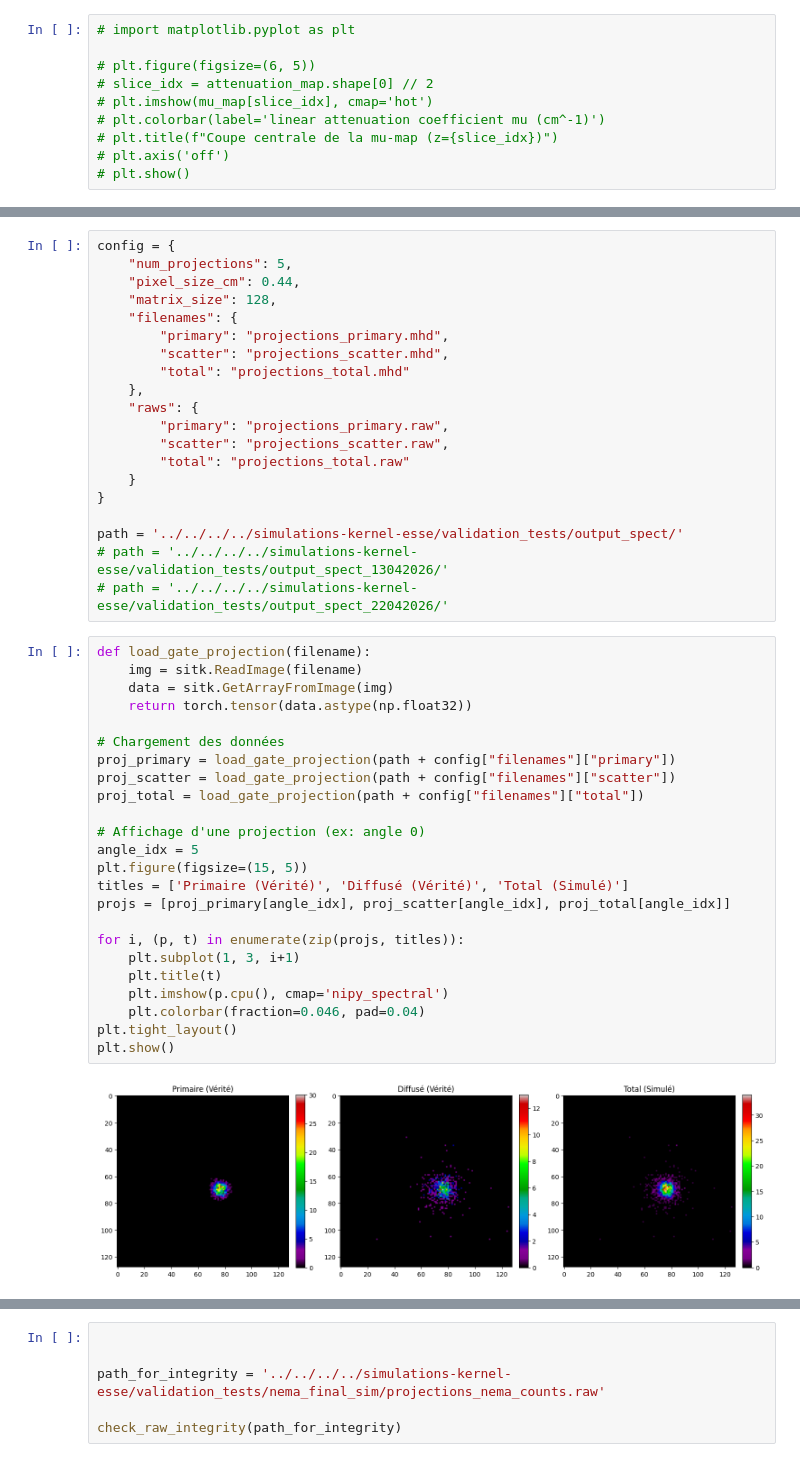
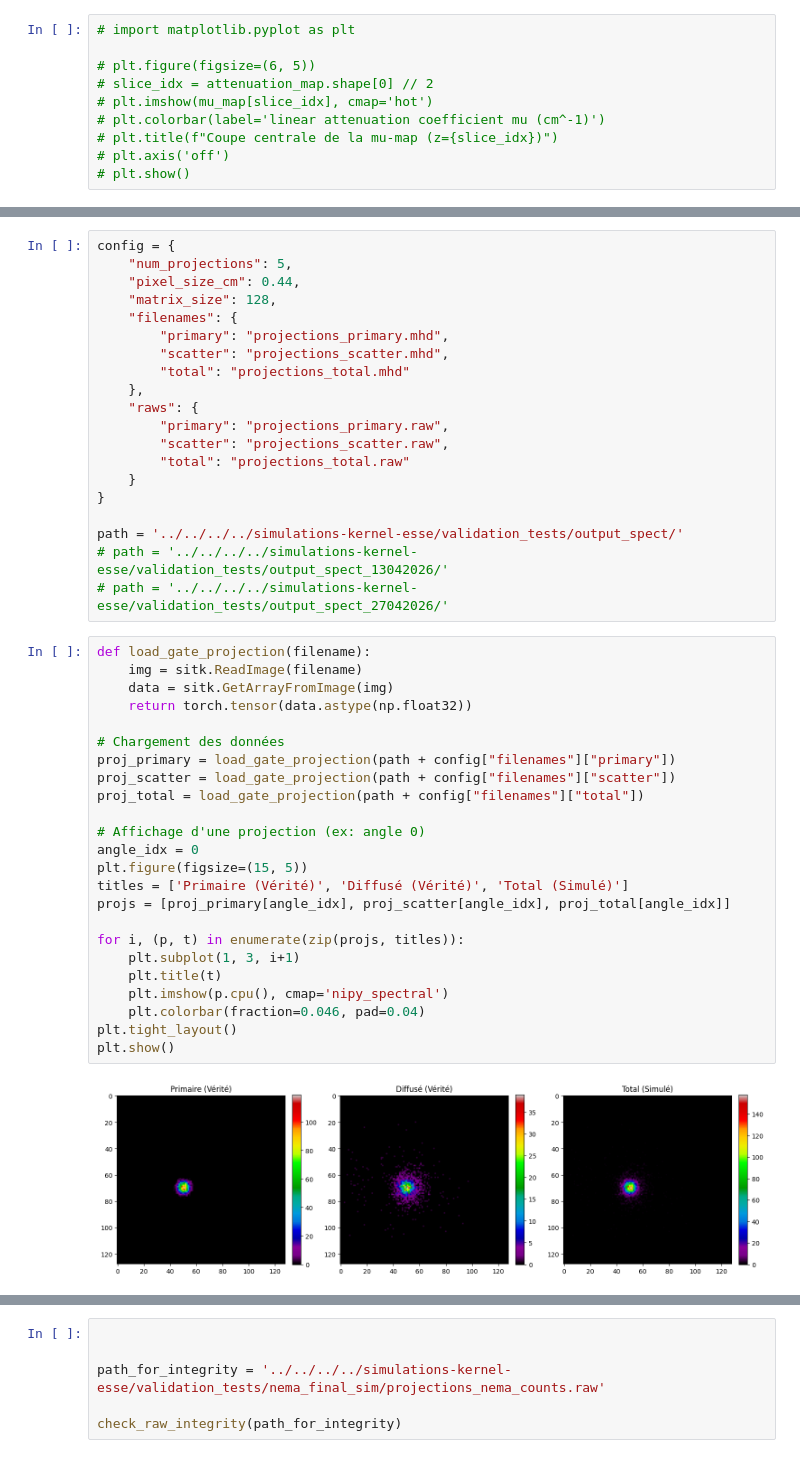
Before and after one commit to Nebulaaae/PyTomography, a Jupyter notebook: docs/source/notebooks/mc_esse_tew_comparison.ipynb, the cells around one changed output, grey strips where cells are left out. Cells and saved outputs as stored; diff of their text form.

```diff
--- a/docs/source/notebooks/mc_esse_tew_comparison.ipynb
+++ b/docs/source/notebooks/mc_esse_tew_comparison.ipynb
@@ -137,33 +189,33 @@ config = {
 
 path = '../../../../simulations-kernel-esse/validation_tests/output_spect/'
 # path = '../../../../simulations-kernel-esse/validation_tests/output_spect_13042026/'
-# path = '../../../../simulations-kernel-esse/validation_tests/output_spect_22042026/'
+# path = '../../../../simulations-kernel-esse/validation_tests/output_spect_27042026/'
 # %%
 def load_gate_projection(filename):
     img = sitk.ReadImage(filename)
     data = sitk.GetArrayFromImage(img)
     return torch.tensor(data.astype(np.float32))
 
 # Chargement des données
 proj_primary = load_gate_projection(path + config["filenames"]["primary"])
 proj_scatter = load_gate_projection(path + config["filenames"]["scatter"])
 proj_total = load_gate_projection(path + config["filenames"]["total"])
 
 # Affichage d'une projection (ex: angle 0)
-angle_idx = 5
+angle_idx = 0
 plt.figure(figsize=(15, 5))
 titles = ['Primaire (Vérité)', 'Diffusé (Vérité)', 'Total (Simulé)']
 projs = [proj_primary[angle_idx], proj_scatter[angle_idx], proj_total[angle_idx]]
 
 for i, (p, t) in enumerate(zip(projs, titles)):
     plt.subplot(1, 3, i+1)
     plt.title(t)
     plt.imshow(p.cpu(), cmap='nipy_spectral')
     plt.colorbar(fraction=0.046, pad=0.04)
 plt.tight_layout()
 plt.show()
 # %% [output]
-[figure, old version]
+[figure, new version]
 # %%
 def check_raw_integrity(filepath, shape=(20, 128, 128)):
     if not os.path.exists(filepath):
```
Also changed, not shown: parts of 30 cells of this notebook.
